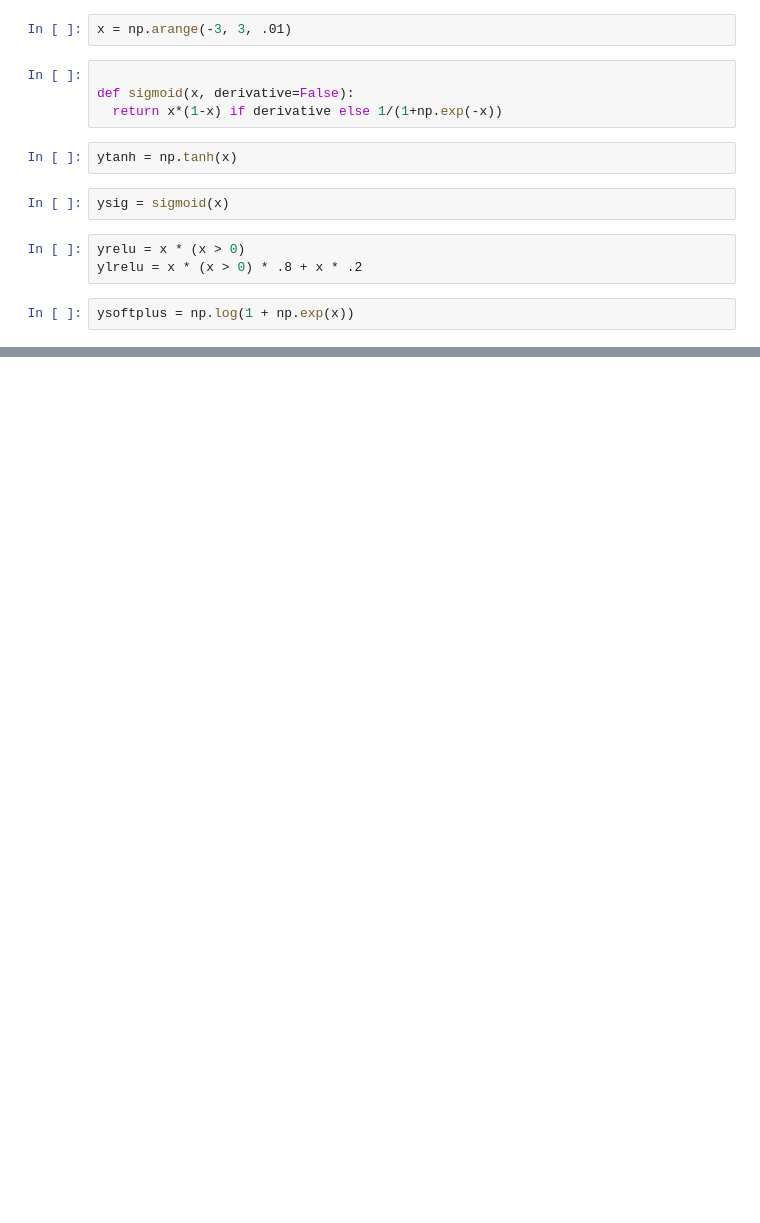
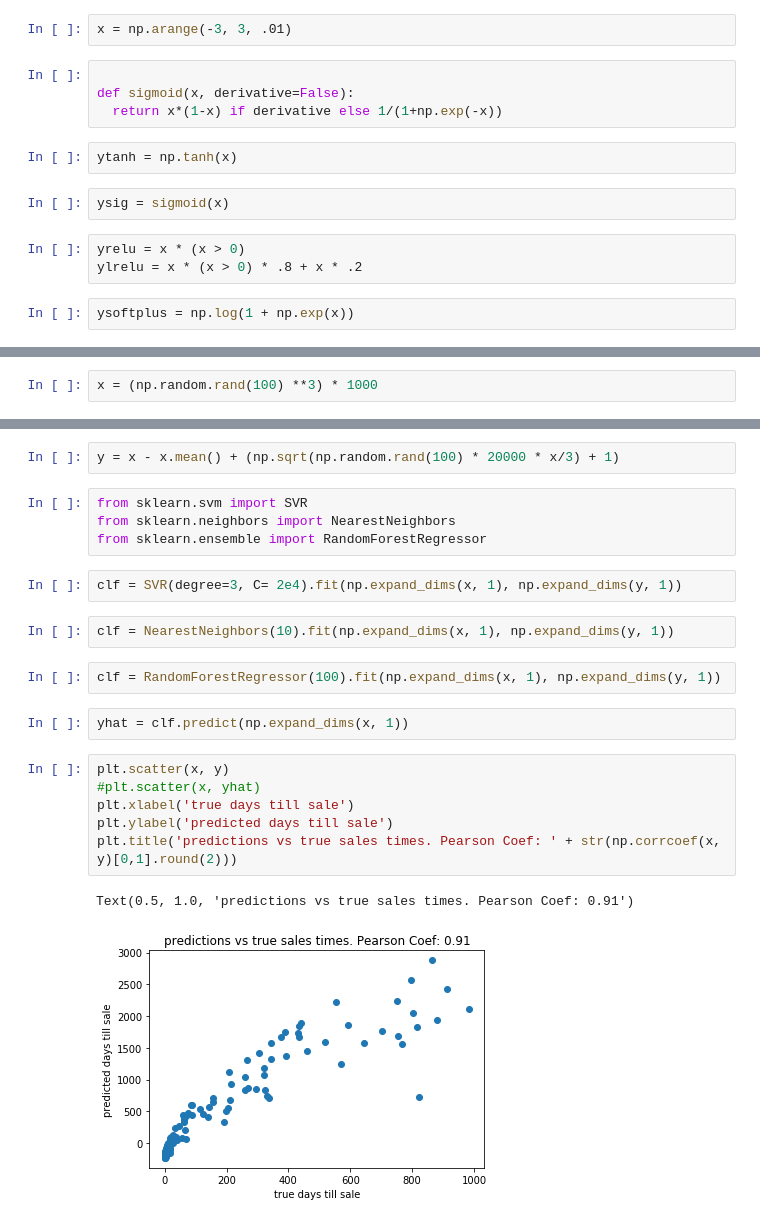
Before and after one commit to leedtan/LeeTanData, a Jupyter notebook: general_images/makegraphs.ipynb, the cells around one changed output, grey strips where cells are left out. Saved outputs shown, nothing was run; the diff lists cells and outputs as text; blank space fills up the shorter version.

Commit message:
graph

```diff
--- a/general_images/makegraphs.ipynb
+++ b/general_images/makegraphs.ipynb
@@ -30 +30,3 @@ plt.legend()
 [figure]
+# %%
+x = (np.random.rand(100) **3) * 1000
@@ -30,0 +53,23 @@ plt.legend()
+# %%
+y = x - x.mean() + (np.sqrt(np.random.rand(100) * 20000 * x/3) + 1)
+# %%
+from sklearn.svm import SVR
+from sklearn.neighbors import NearestNeighbors
+from sklearn.ensemble import RandomForestRegressor
+# %%
+clf = SVR(degree=3, C= 2e4).fit(np.expand_dims(x, 1), np.expand_dims(y, 1))
+# %%
+clf = NearestNeighbors(10).fit(np.expand_dims(x, 1), np.expand_dims(y, 1))
+# %%
+clf = RandomForestRegressor(100).fit(np.expand_dims(x, 1), np.expand_dims(y, 1))
+# %%
+yhat = clf.predict(np.expand_dims(x, 1))
+# %%
+plt.scatter(x, y)
+#plt.scatter(x, yhat)
+plt.xlabel('true days till sale')
+plt.ylabel('predicted days till sale')
+plt.title('predictions vs true sales times. Pearson Coef: ' + str(np.corrcoef(x, y)[0,1].round(2)))
+# %% [output]
+Text(0.5, 1.0, 'predictions vs true sales times. Pearson Coef: 0.91')
+[figure, added]
```
Also changed, not shown: parts of 2 cells of this notebook.
